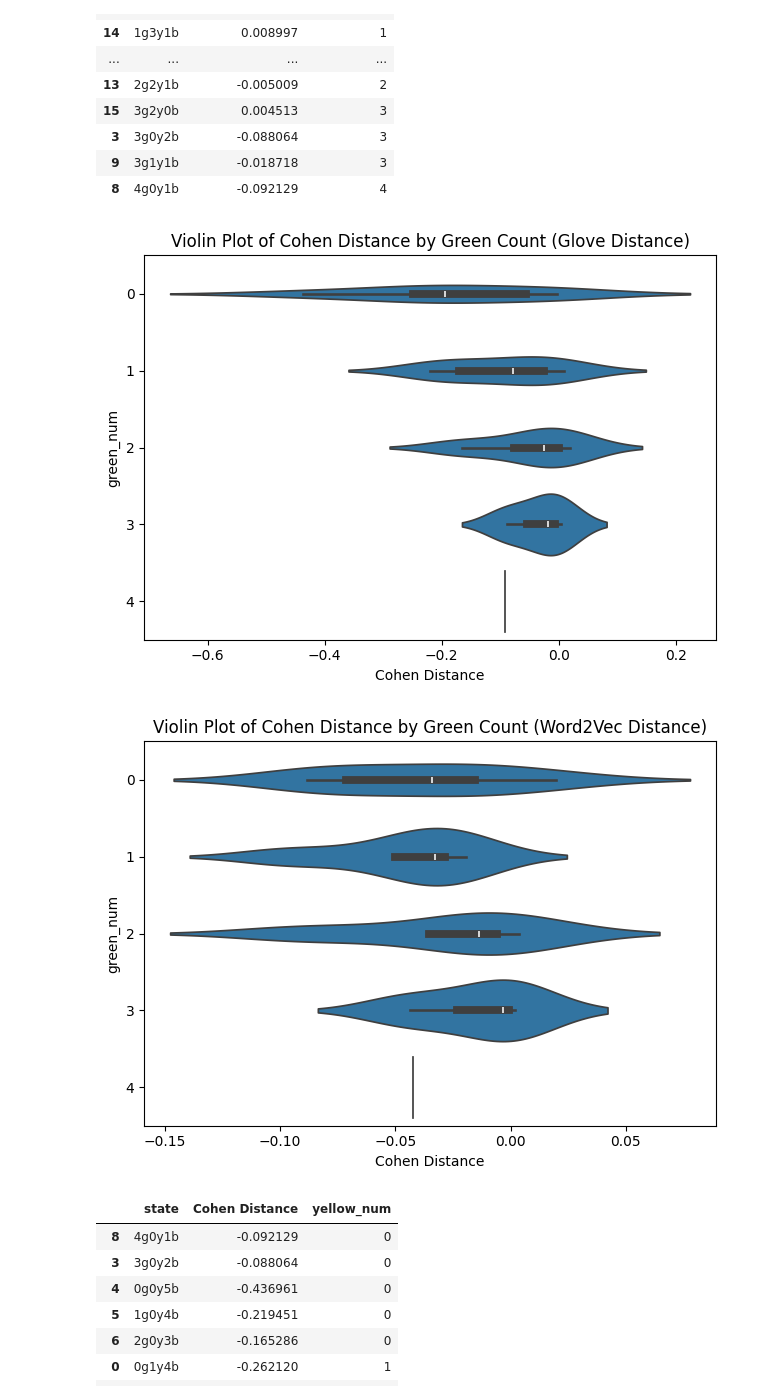
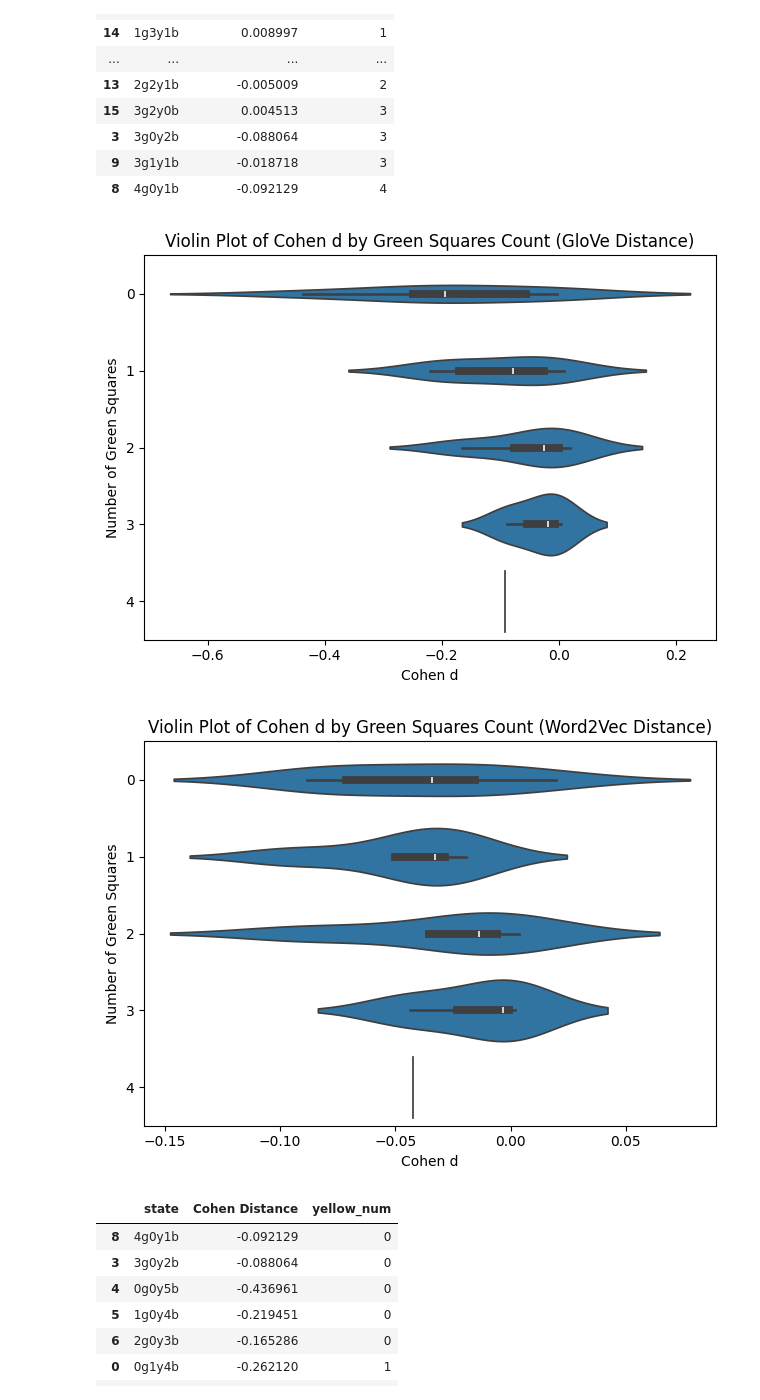
Before and after one commit to adam-kabbara/wordle-research, a Jupyter notebook: data_analysis/jupyter_notebooks/violin.ipynb, the cells around one changed output. Cells and saved outputs as stored; diff of their text form; code cells hidden in the pictures.

```diff
--- a/data_analysis/jupyter_notebooks/violin.ipynb
+++ b/data_analysis/jupyter_notebooks/violin.ipynb
@@ -41,31 +44,35 @@ df_green_glove
 # %%
 sns.violinplot(
     data=df_green_glove,
     y='green_num',
     x='Cohen Distance',
     orient='h',
 )
 
-plt.title('Violin Plot of Cohen Distance by Green Count (Glove Distance)')
-plt.xlabel('Cohen Distance')
-plt.ylabel('green_num')
+plt.title('Violin Plot of Cohen d by Green Squares Count (GloVe Distance)')
+plt.xlabel('Cohen d')
+plt.ylabel('Number of Green Squares')
 plt.tight_layout()
+# save to pdf
+plt.savefig('violin_plot_green_glove.pdf')
 plt.show()
 
 sns.violinplot(
     data=df_green_word2vec,
     y='green_num',
     x='Cohen Distance',
     orient='h',
 )
-plt.title('Violin Plot of Cohen Distance by Green Count (Word2Vec Distance)')
-plt.xlabel('Cohen Distance')
-plt.ylabel('green_num')
+plt.title('Violin Plot of Cohen d by Green Squares Count (Word2Vec Distance)')
+plt.xlabel('Cohen d')
+plt.ylabel('Number of Green Squares')
 plt.tight_layout()
+# save to pdf
+plt.savefig('violin_plot_green_word2vec.pdf')
 plt.show()
 # %% [output]
-[figure, old version]
+[figure, new version]
-[figure, old version]
+[figure, new version]
 # %%
 df_yellow_word2vec = df_word2vec.iloc[:, :2].sort_values(by='state', ascending=True, key=lambda col: col.str[2])
 df_yellow_word2vec['yellow_num'] = df_yellow_word2vec['state'].str[2]
```
Also changed, not shown: parts of 4 cells of this notebook.
